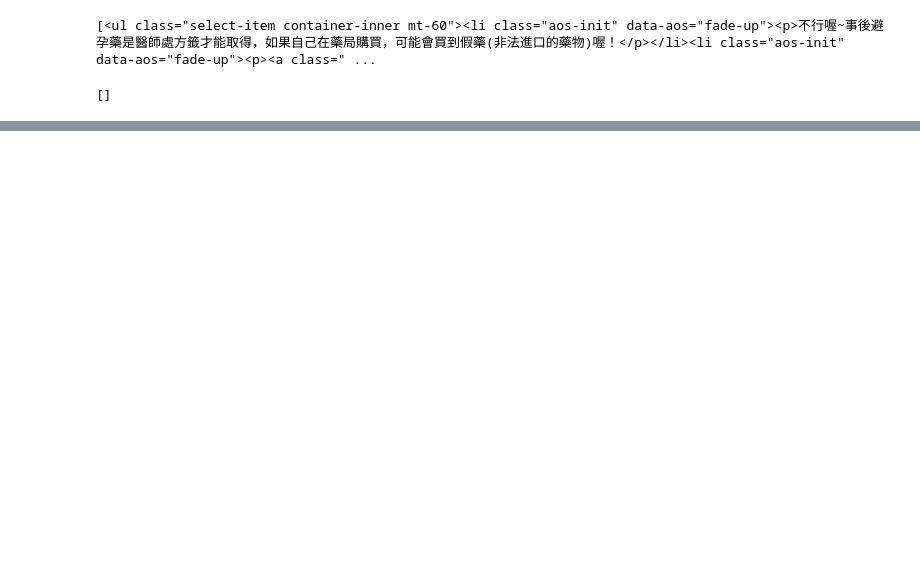
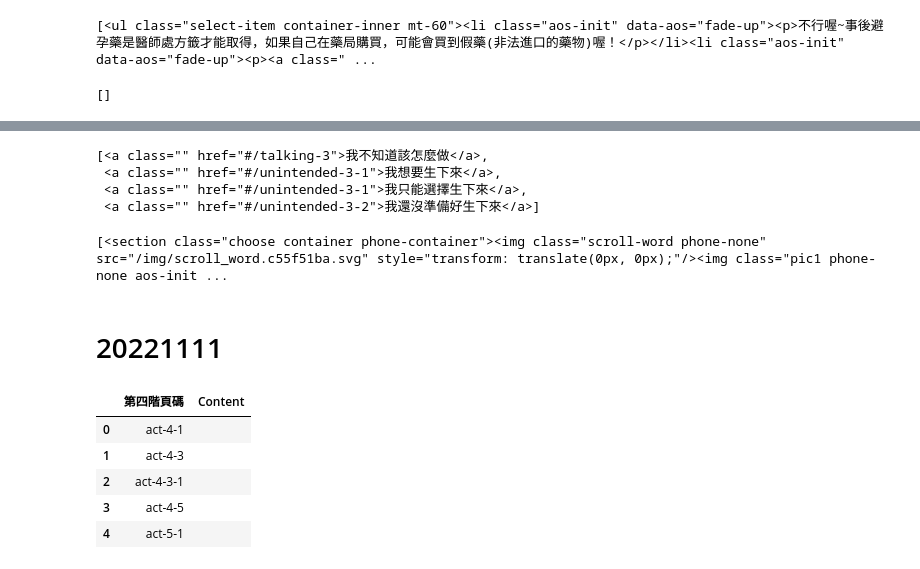
Before and after one commit to TzuChingg/Aragaki-Yui2, a Jupyter notebook: 小蝴蝶.ipynb, the cells around one changed output, grey strips where cells are left out. Drawn from its saved outputs; the diff is of its cells as text; code cells hidden in the pictures; blank space fills up the shorter version.

```diff
--- a/小蝴蝶.ipynb
+++ b/小蝴蝶.ipynb
@@ -111,0 +200,14 @@ Backtrace:
+# %%
+State1
+# %% [output]
+[<a class="" href="#/talking-3">我不知道該怎麼做</a>,
+ <a class="" href="#/unintended-3-1">我想要生下來</a>,
+ <a class="" href="#/unintended-3-1">我只能選擇生下來</a>,
+ <a class="" href="#/unintended-3-2">我還沒準備好生下來</a>]
+# %%
+Options = Soup.select("#\#app > div > div:nth-child(2) > div:nth-child(7) > main > section.choose.container.phone-container ")
+Options
+# %% [output]
+[<section class="choose container phone-container"><img class="scroll-word phone-none" src="/img/scroll_word.c55f51ba.svg" style="transform: translate(0px, 0px);"/><img class="pic1 phone-none aos-init ...
+# %% [markdown]
+# 20221111
@@ -111,0 +223,10 @@ Backtrace:
+# %%
+data['Content'] = ''
+data.head(5)
+# %% [output]
+|  | 第四階頁碼 | Content |
+| 0 | act-4-1 |  |
+| 1 | act-4-3 |  |
+| 2 | act-4-3-1 |  |
+| 3 | act-4-5 |  |
+| 4 | act-5-1 |  |
```
Also changed, not shown: parts of 21 cells of this notebook.
